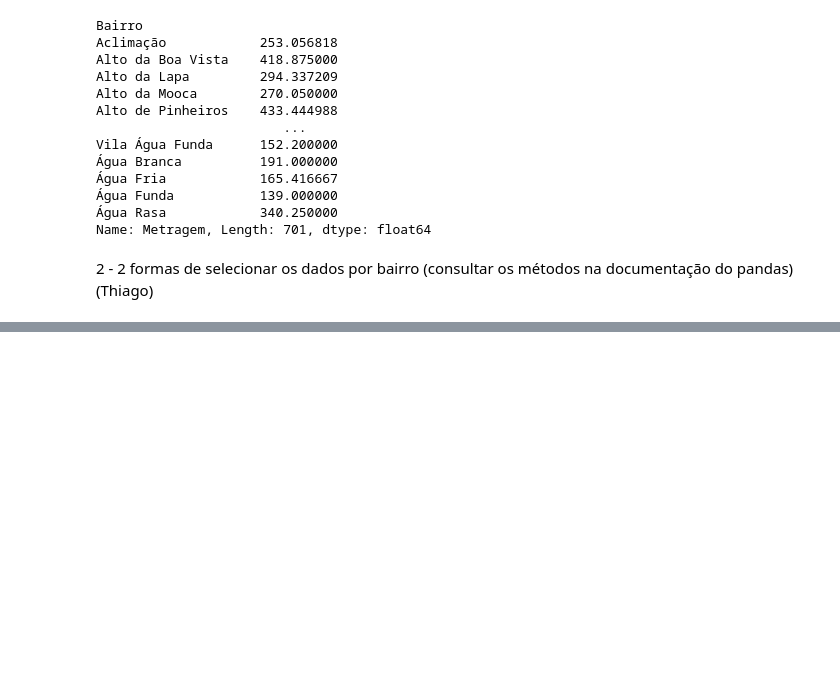
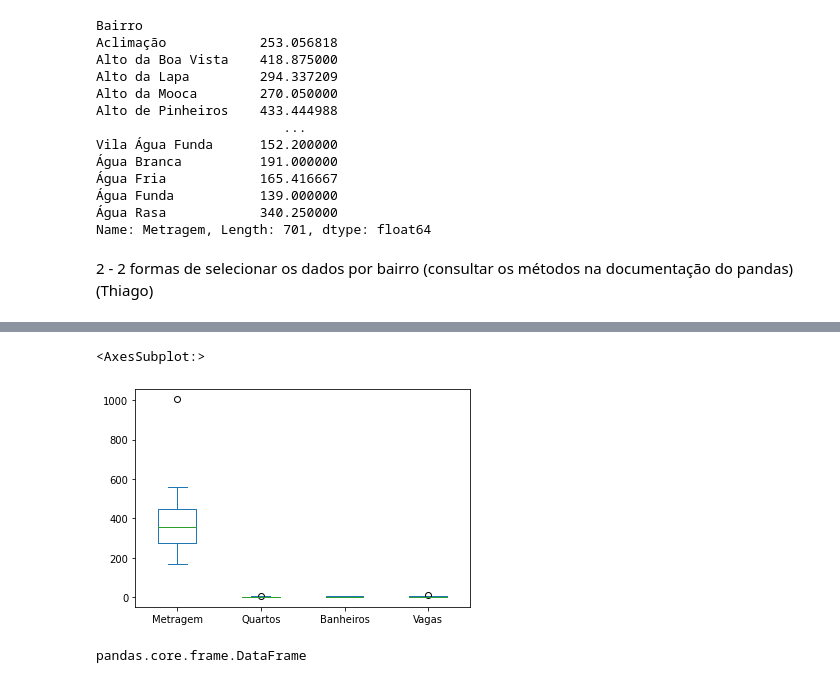
Before and after one commit to aleavenger/Imersao-4, a Jupyter notebook: Imersao_dados_4_aula01.ipynb, the cells around one changed output, grey strips where cells are left out. Saved outputs shown, nothing was run; the diff lists cells and outputs as text; code cells hidden in the pictures; blank space fills up the shorter version.

```diff
--- a/Imersao_dados_4_aula01.ipynb
+++ b/Imersao_dados_4_aula01.ipynb
@@ -173,0 +231,9 @@ dados.head()
+# %%
+planalto.sample(15).plot.box()
+# %% [output]
+<AxesSubplot:>
+[figure, added]
+# %%
+type(planalto)
+# %% [output]
+pandas.core.frame.DataFrame
```
Also changed, not shown: parts of 19 cells of this notebook.
